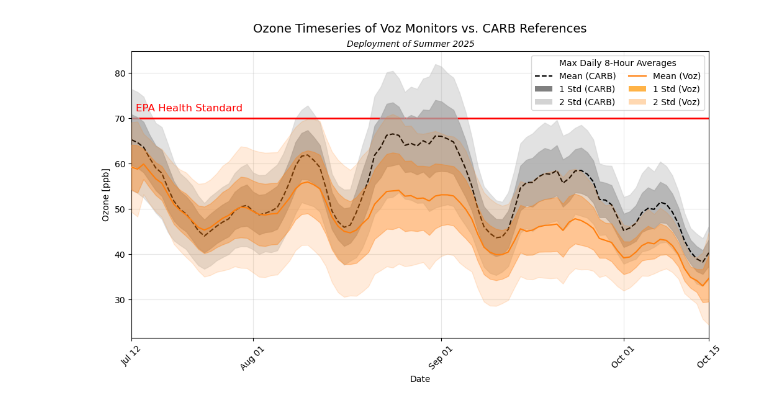
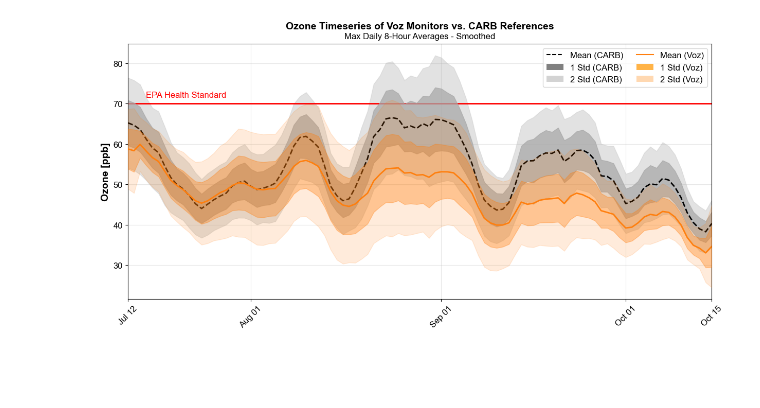
Before and after one commit to TorriaCol/voz-data-analysis, a Jupyter notebook: plots/full_timeseries.ipynb, the cells around one changed output. Cells and saved outputs as stored; diff of their text form; code cells hidden in the pictures; blank space fills up the shorter version.

Commit message:
All comunity timeseries made

```diff
--- a/plots/full_timeseries.ipynb
+++ b/plots/full_timeseries.ipynb
@@ -127,19 +127,26 @@ from matplotlib.lines import Line2D
 sys.path.append(os.path.abspath(".."))
 from data_tools import handle_datetime
 import data_tools.deployment_sets as sets
-from data_tools import my_setup
 
-def create_ptwdatetime_column(ptw_file):
-    ptwdf = pd.read_csv(ptw_file, usecols = ['date_time','o3_calibrated_prepost'])
-    ptwdf = ptwdf.dropna(how='any')
-    ptwdf = handle_datetime.create_utc_for_voz(ptwdf)
-    ptwdf = handle_datetime.utc_to_CA(ptwdf)
-    return ptwdf
+import matplotlib as mpl
 
-def rename_o3_column(ptw_file, ptwdf):
+mpl.rcParams['font.family'] = 'Arial'        # your preferred font
+mpl.rcParams['font.size'] = 12               # default size
+mpl.rcParams['xtick.labelsize'] = 12
+mpl.rcParams['ytick.labelsize'] = 12
+mpl.rcParams['axes.labelsize'] = 14
+
+def create_o3_datetime(ptw_file):
+    o3df = pd.read_csv(ptw_file, usecols = ['date_time','o3_calibrated_prepost'])
+    o3df = o3df.dropna(how='any')
+    o3df = handle_datetime.create_utc_for_voz(o3df)
+    o3df = handle_datetime.utc_to_CA(o3df)
+    return o3df
+
+def rename_o3_column(ptw_file, o3df):
     site = os.path.basename(ptw_file).split('_', 1)[0]
-    ptwdf = ptwdf.rename(columns={'o3_calibrated_prepost': f'{site}_ptw'})
-    return ptwdf
+    o3df = o3df.rename(columns={'o3_calibrated_prepost': f'{site}'})
+    return o3df
 
 def process_datetime(ref_site_df):
     ref_site_df = handle_datetime.create_utc_for_CARB(ref_site_df)
@@ -186,11 +193,11 @@ all_ref_summary = all_ref_summary.rolling(window=7, min_periods=1, center=True).
 
 all_voz = None
 for file in ptw_file_names:
-    ptwdf = rename_o3_column(file, create_ptwdatetime_column(file))
+    o3df = rename_o3_column(file, create_o3_datetime(file))
     if all_voz is None:
-        all_voz = ptwdf
+        all_voz = o3df
     else:
-        all_voz = all_voz.join(ptwdf, how='outer')
+        all_voz = all_voz.join(o3df, how='outer')
 
 voz_mda8 = all_voz.rolling(window=8, min_periods=6).mean()
 voz_mda8_daily = voz_mda8.resample('D').max()
@@ -212,7 +219,7 @@ timeseries_filtered = timeseries[(timeseries.index >= start_date) & (timeseries.
 
 timeseries_filtered = timeseries_filtered.dropna(how='all', axis=1)
 
-fix,ax = plt.subplots(figsize=(12, 6))
+fig,ax = plt.subplots(figsize=(12, 6))
 
 ax.axhline(y=70, color='red', linestyle='-', linewidth=2, label='High Ozone')
 
@@ -243,7 +250,7 @@ plt.plot(
     timeseries_filtered['ref_mean'],
     color='black',
     linestyle='--',
-    linewidth=1.5,
+    linewidth=2,
     label='Mean',
     zorder=3
 )
@@ -273,7 +280,7 @@ plt.plot(
     timeseries_filtered.index,
     timeseries_filtered['voz_mean'],
     color="#ff7f0e",
-    linewidth=1.5,
+    linewidth=2,
     label='Mean',
     zorder=6
 )
@@ -293,36 +300,39 @@ voz_patches = [
 ]
 
 # --- Combine and plot legend ---
 plt.legend(handles=mean_line_ref + ref_patches + mean_line_voz + voz_patches,
-           title='Max Daily 8-Hour Averages',
+           title='',
            loc='upper right',
            frameon=True,
            ncol=2,
            columnspacing=1.5,
            handlelength=2)
 
-ax.set_title("Ozone Timeseries of Voz Monitors vs. CARB References\n", fontsize=14)
-plt.suptitle("Deployment of Summer 2025", fontsize=10, fontstyle='italic', y=0.91)
+ax.set_title("Ozone Timeseries of Voz Monitors vs. CARB References\n", fontsize=14, fontweight = 'bold')
+plt.tight_layout()
+ax.text(0.5, 1.02, "Max Daily 8-Hour Averages - Smoothed", transform=ax.transAxes, ha='center', fontsize=12)
 ax.text(0.1, 0.79, "EPA Health Standard", transform=ax.transAxes, ha='center', fontsize=12, color = 'red')
 # --- First day of each month within the plot ---
 month_starts = pd.date_range(start=start_date.replace(day=1), end=end_date, freq='MS')
 first_last = pd.DatetimeIndex([start_date, end_date])
 all_ticks = month_starts.union(first_last)
 ax.set_xticks(all_ticks)
 ax.xaxis.set_major_formatter(mdates.DateFormatter('%b %d'))  # e.g., 'Jun 15'
+
+voz_mda8_daily.to_csv("../reference_files/2025OzoneDataCalibrated/AllMDA8Voz.csv")
 
 
 
 # Optional: rotate labels for readability
 plt.xticks(rotation=45)
 plt.grid(True, alpha=0.3)
 ax.set_xlim(start_date,end_date)
 # plt.tight_layout()
 
-plt.xlabel("Date")
-plt.ylabel("Ozone [ppb]")
+plt.xlabel("")
+plt.ylabel("Ozone [ppb]", fontweight = 'bold')
 
 plt.savefig(rf"../../PlotsForRubenNov25/OzoneTimeseries.jpg", format='jpg', dpi=300)
 # plt.show()
 # %% [output]
-[figure, old version]
+[figure, new version]
```
Also changed, not shown: parts of 2 cells of this notebook, 16 other files.
